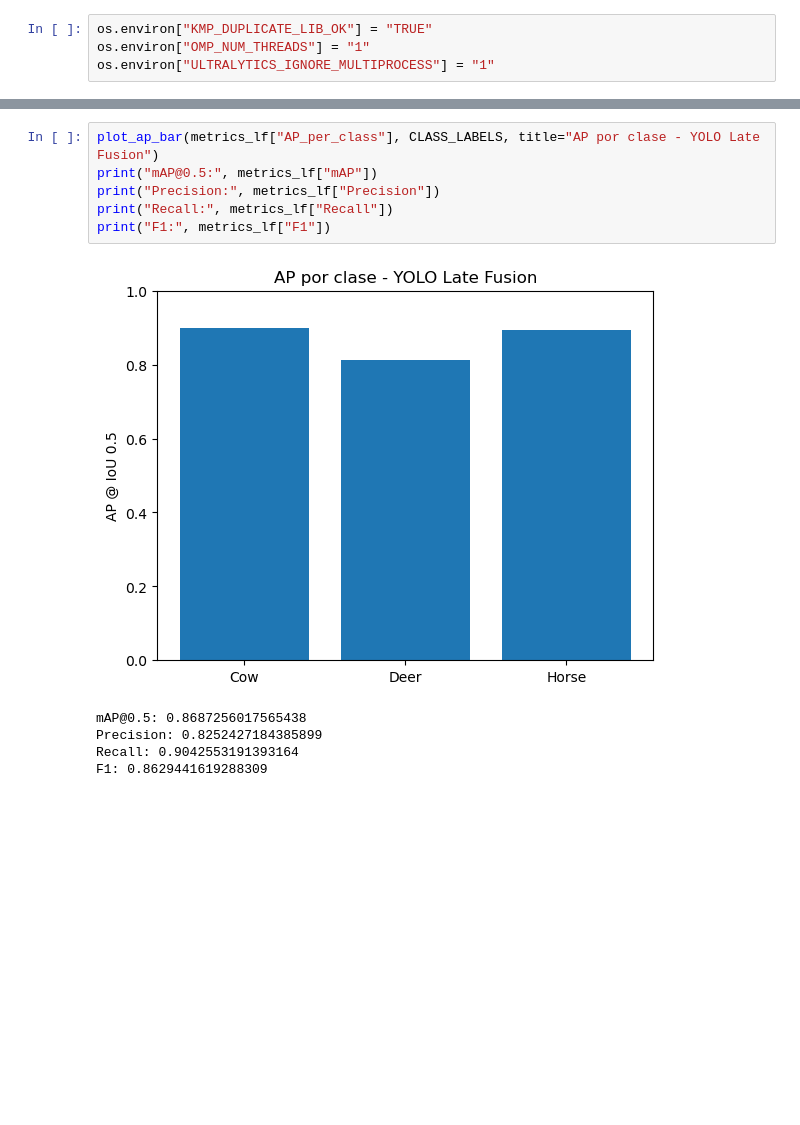
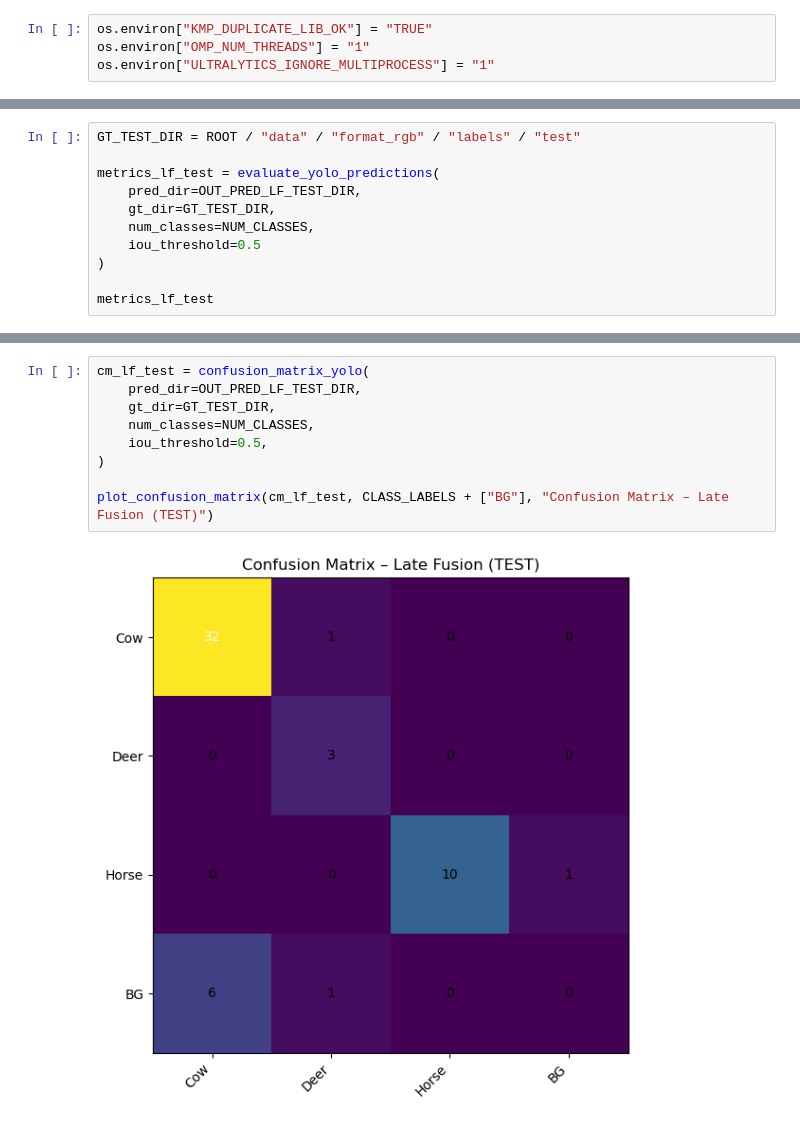
Before and after one commit to florzoffi/TP-Final-Vision, a Jupyter notebook: 3.YOLO-LATE-F.ipynb, the cells around one changed output, grey strips where cells are left out. Drawn from its saved outputs; the diff is of its cells as text; blank space fills up the shorter version.

```diff
--- a/3.YOLO-LATE-F.ipynb
+++ b/3.YOLO-LATE-F.ipynb
@@ -189,3 +124,14 @@ metrics_lf
  'Precision': np.float64(0.8252427184385899),
  'Recall': np.float64(0.9042553191393164),
  'F1': np.float64(0.8629441619288309)}
+# %%
+GT_TEST_DIR = ROOT / "data" / "format_rgb" / "labels" / "test"
+
+metrics_lf_test = evaluate_yolo_predictions(
+    pred_dir=OUT_PRED_LF_TEST_DIR,
+    gt_dir=GT_TEST_DIR,
+    num_classes=NUM_CLASSES,
+    iou_threshold=0.5
+)
+
+metrics_lf_test
@@ -205,12 +160,11 @@ plot_confusion_matrix(cm_lf, labels_cm, title="Confusion Matrix - YOLO Late Fusi
-# %%
-plot_ap_bar(metrics_lf["AP_per_class"], CLASS_LABELS, title="AP por clase - YOLO Late Fusion")
-print("mAP@0.5:", metrics_lf["mAP"])
-print("Precision:", metrics_lf["Precision"])
-print("Recall:", metrics_lf["Recall"])
-print("F1:", metrics_lf["F1"])
-# %% [output]
-[figure, removed]
-mAP@0.5: 0.8687256017565438
-Precision: 0.8252427184385899
-Recall: 0.9042553191393164
-F1: 0.8629441619288309
+# %%
+cm_lf_test = confusion_matrix_yolo(
+    pred_dir=OUT_PRED_LF_TEST_DIR,
+    gt_dir=GT_TEST_DIR,
+    num_classes=NUM_CLASSES,
+    iou_threshold=0.5,
+)
+
+plot_confusion_matrix(cm_lf_test, CLASS_LABELS + ["BG"], "Confusion Matrix – Late Fusion (TEST)")
+# %% [output]
+[figure, added]
```
Also changed, not shown: parts of 10 cells of this notebook, 16 other files.
